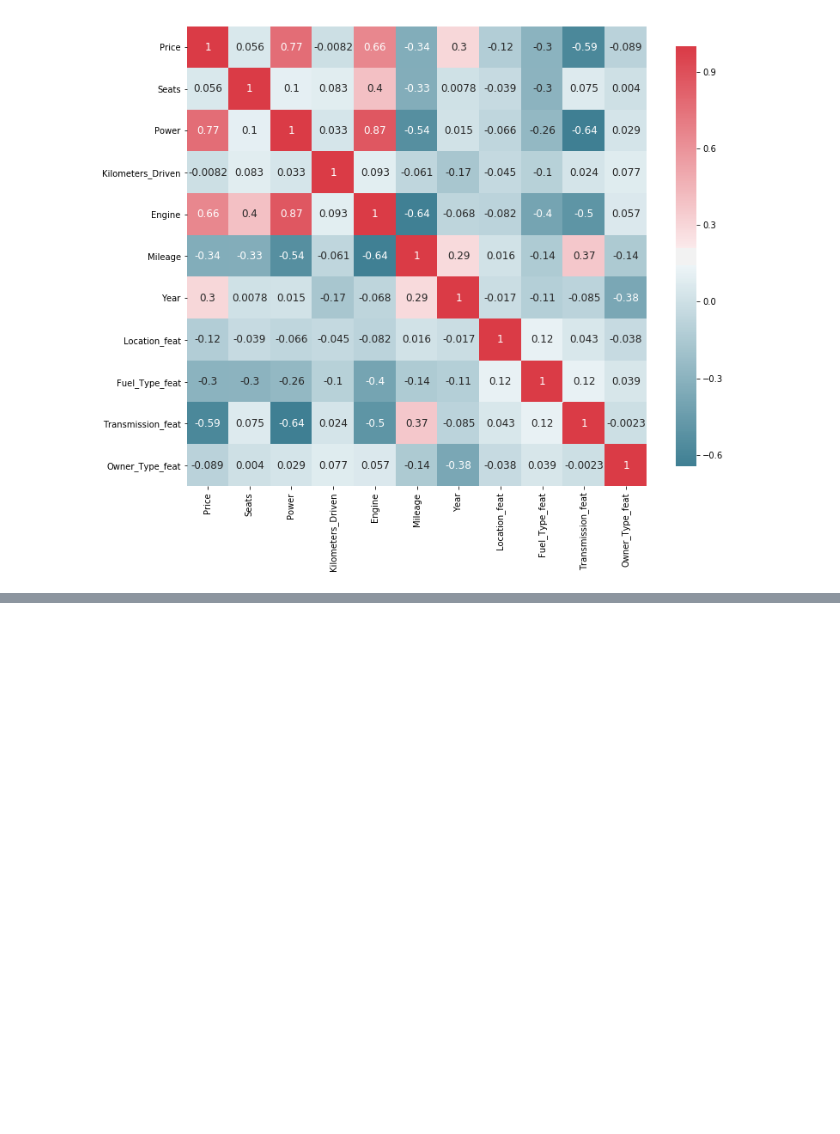
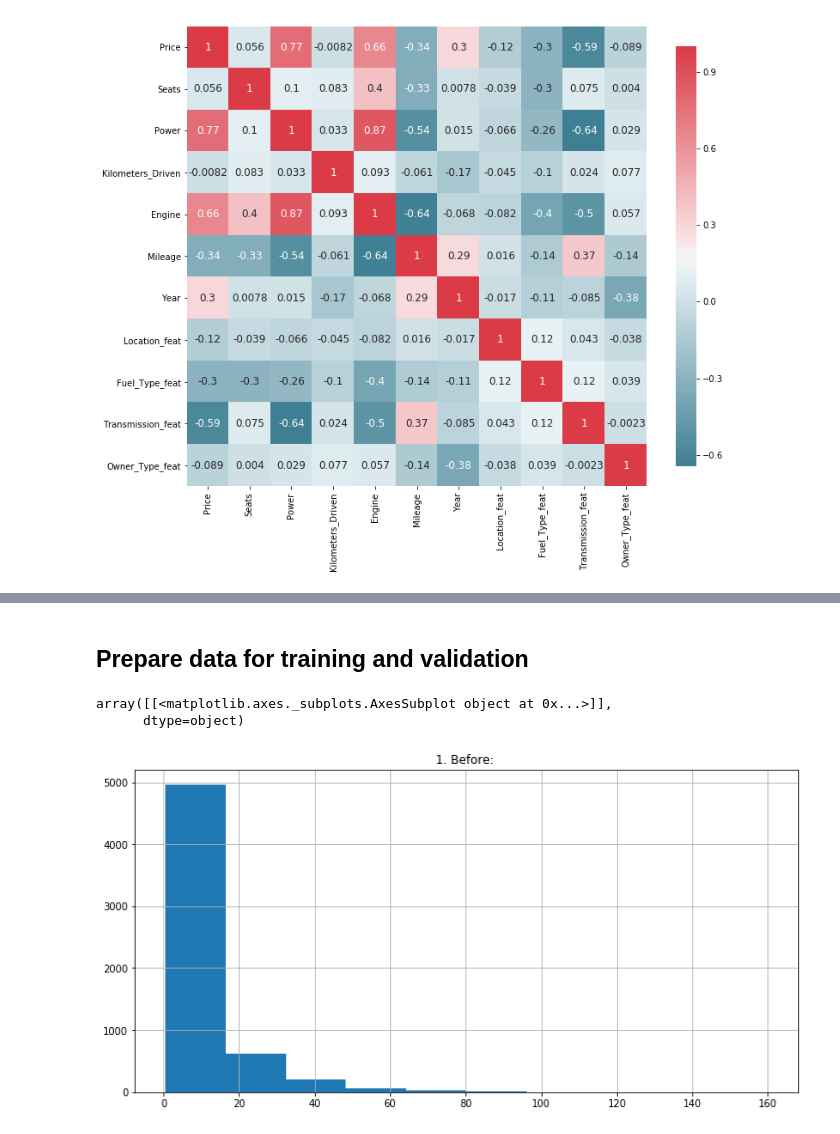
Before and after one commit to ddb95/Data_Science_and_ML_Projects, a Jupyter notebook: predictingUsedCars/PredictUsedCarsPrice.ipynb, the cells around one changed output, grey strips where cells are left out. Drawn from its saved outputs; the diff is of its cells as text; code cells hidden in the pictures; blank space fills up the shorter version.

```diff
--- a/predictingUsedCars/PredictUsedCarsPrice.ipynb
+++ b/predictingUsedCars/PredictUsedCarsPrice.ipynb
@@ -533,0 +651,13 @@ labeled.corr()
+# %% [markdown]
+## Prepare data for training and validation
+# %%
+Y = labeled['Price']
+X = labeled.drop(['Price'], axis='columns', inplace=False)
+# %%
+plt.rcParams['figure.figsize'] = (12.0, 6.0)
+prices = pd.DataFrame({"1. Before: ":Y})
+prices.hist()
+# %% [output]
+array([[<matplotlib.axes._subplots.AxesSubplot object at 0x...>]],
+      dtype=object)
+[figure, added]
```
Also changed, not shown: parts of 35 cells of this notebook.
